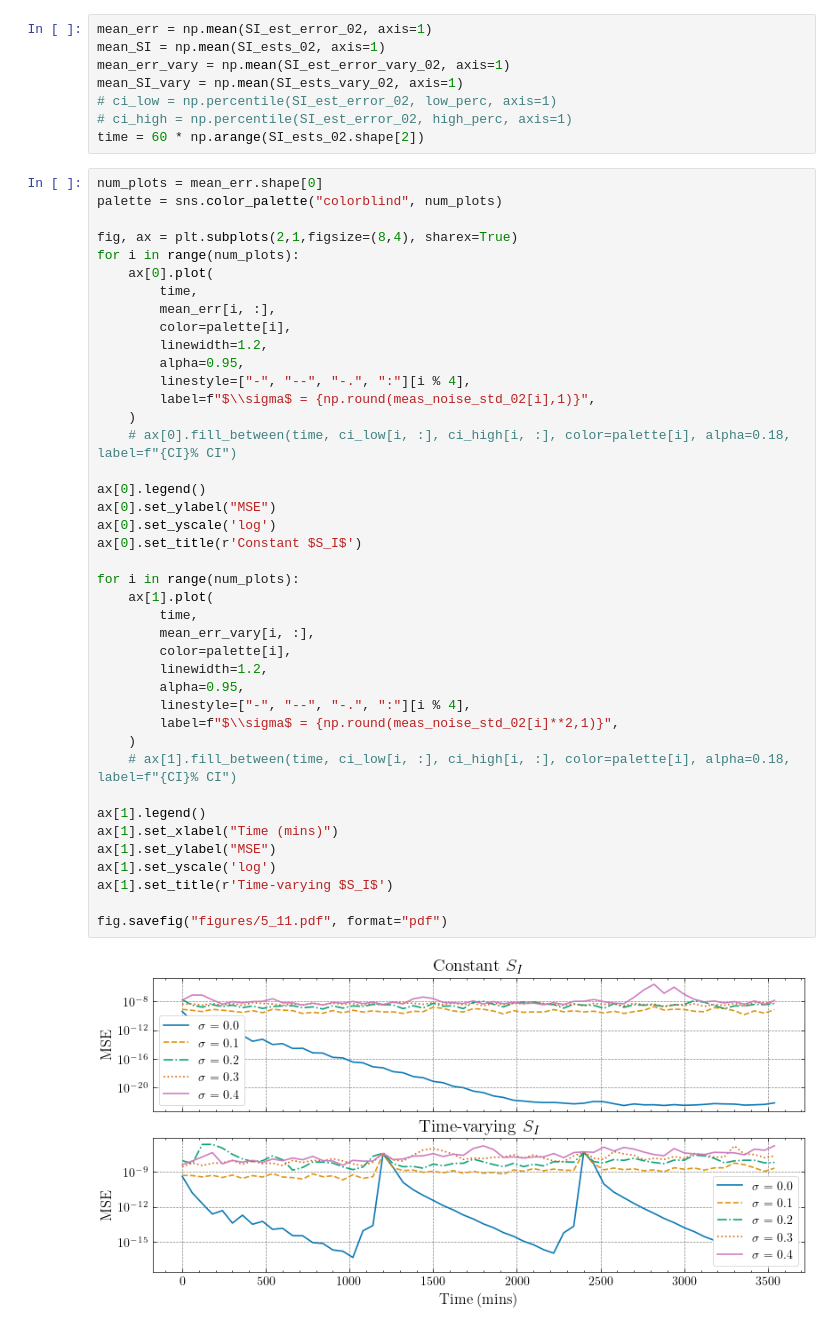
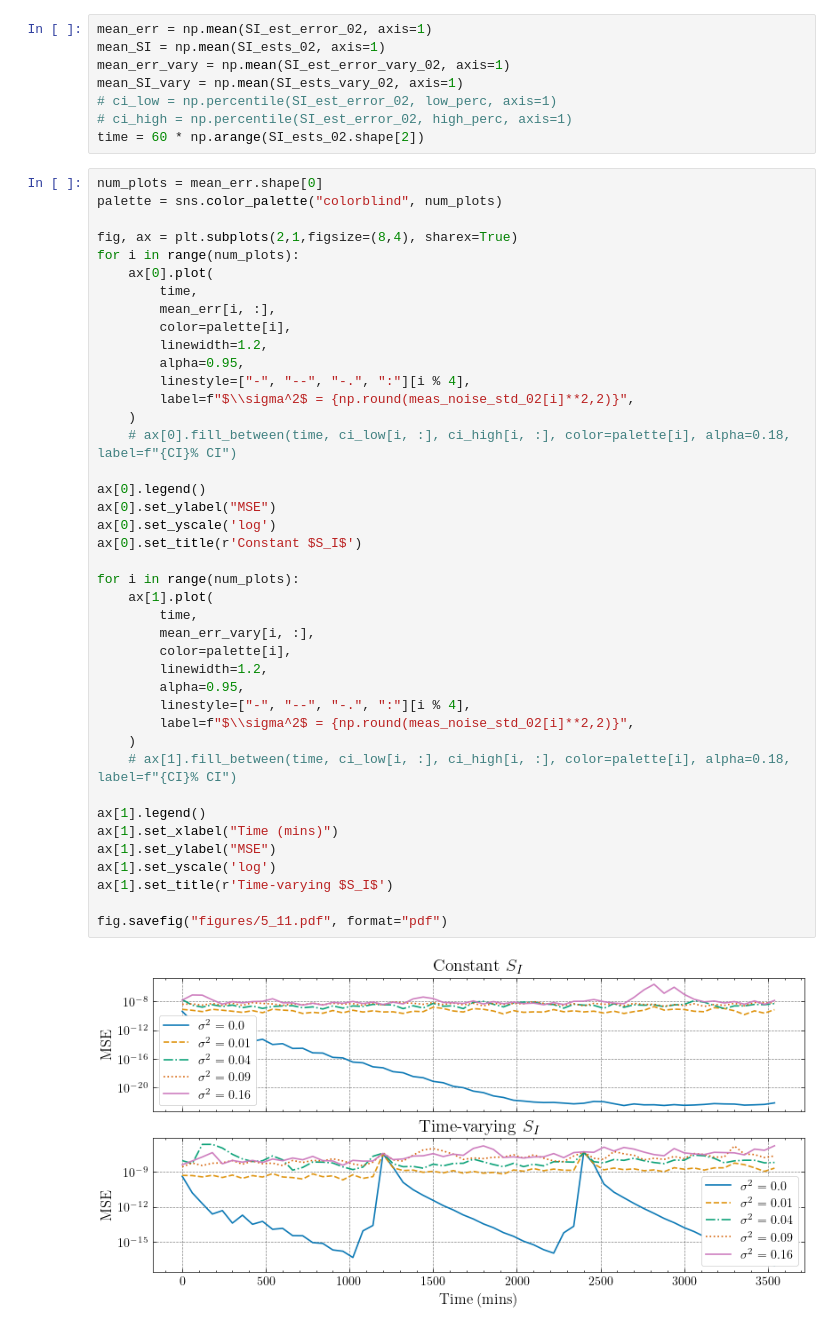
Before and after one commit to mlmulv/Thesis-Code, a Jupyter notebook: notebooks/02_Integral_Estimation.ipynb, the cells around one changed output. Saved outputs shown, nothing was run; the diff lists cells and outputs as text.

```diff
--- a/notebooks/02_Integral_Estimation.ipynb
+++ b/notebooks/02_Integral_Estimation.ipynb
@@ -57,33 +57,33 @@ for i in range(num_plots):
         linewidth=1.2,
         alpha=0.95,
         linestyle=["-", "--", "-.", ":"][i % 4],
-        label=f"$\\sigma$ = {np.round(meas_noise_std_02[i],1)}",
+        label=f"$\\sigma^2$ = {np.round(meas_noise_std_02[i]**2,2)}",
     )
     # ax[0].fill_between(time, ci_low[i, :], ci_high[i, :], color=palette[i], alpha=0.18, label=f"{CI}% CI")
 
 ax[0].legend()
 ax[0].set_ylabel("MSE")
 ax[0].set_yscale('log')
 ax[0].set_title(r'Constant $S_I$')
 
 for i in range(num_plots):
     ax[1].plot(
         time,
         mean_err_vary[i, :],
         color=palette[i],
         linewidth=1.2,
         alpha=0.95,
         linestyle=["-", "--", "-.", ":"][i % 4],
-        label=f"$\\sigma$ = {np.round(meas_noise_std_02[i]**2,1)}",
+        label=f"$\\sigma^2$ = {np.round(meas_noise_std_02[i]**2,2)}",
     )
     # ax[1].fill_between(time, ci_low[i, :], ci_high[i, :], color=palette[i], alpha=0.18, label=f"{CI}% CI")
 
 ax[1].legend()
 ax[1].set_xlabel("Time (mins)")
 ax[1].set_ylabel("MSE")
 ax[1].set_yscale('log')
 ax[1].set_title(r'Time-varying $S_I$')
 
 fig.savefig("figures/5_11.pdf", format="pdf")
 # %% [output]
-[figure, old version]
+[figure, new version]
```
Also changed, not shown: 2 other files.
